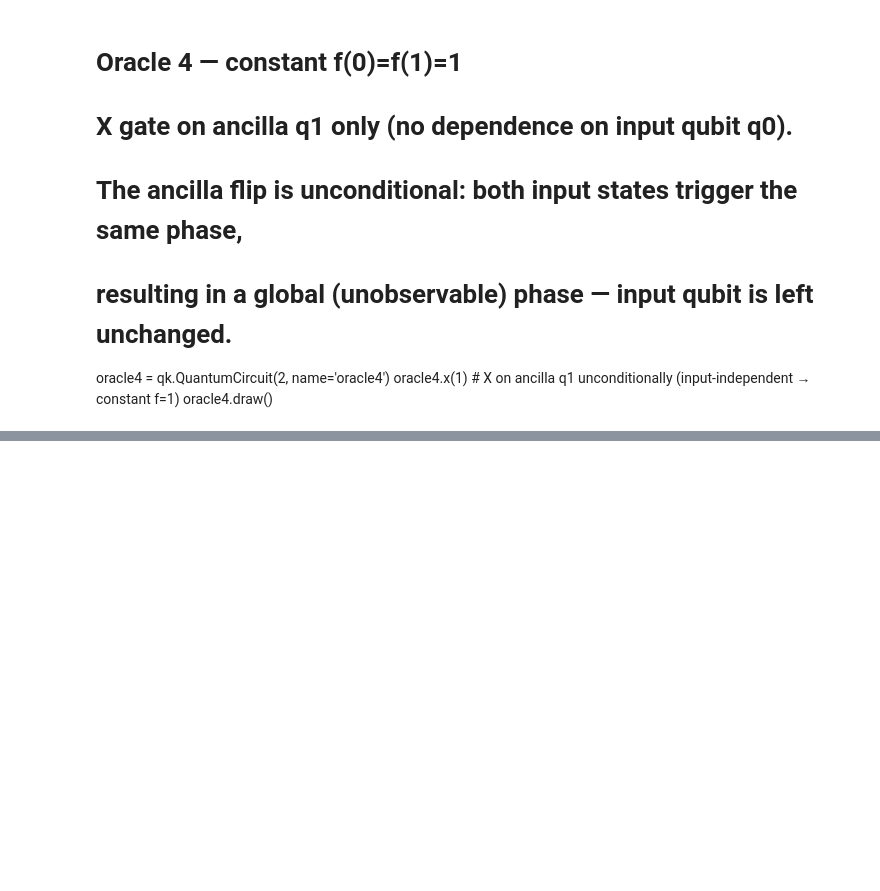
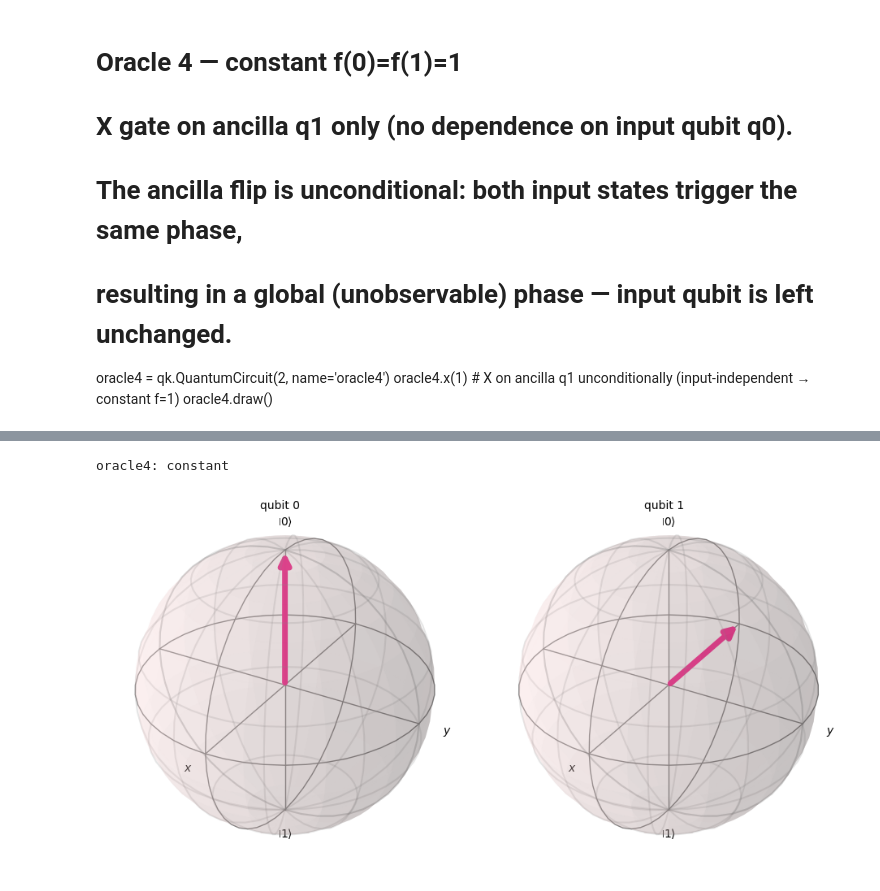
Before and after one commit to msilaev/qiskit, a Jupyter notebook: notebooks/Deutsch1.ipynb, the cells around one changed output, grey strips where cells are left out. Cells and saved outputs as stored; diff of their text form; code cells hidden in the pictures; blank space fills up the shorter version.

```diff
--- a/notebooks/Deutsch1.ipynb
+++ b/notebooks/Deutsch1.ipynb
@@ -123,17 +126,21 @@ plot_bloch_multivector(sv)     # q0 (left) should point south (|1⟩) for balanc
 # %%
 # Test oracle4 (constant: f(0)=f(1)=1) and visualise the final state on the Bloch sphere.
 # Expected: run_deutsch returns 'constant'; q0 should point to the |0⟩ pole (north).
+oracle4=qk.QuantumCircuit(2, name='oracle4')
 print("oracle4:", run_deutsch(oracle4))
 
 # Reconstruct the full circuit for statevector visualisation
 circ = qk.QuantumCircuit(2)
 circ.x(1)                      # ancilla → |1⟩
 circ.h([0, 1])                 # superposition
 circ.append(oracle4, [0, 1])   # oracle4: X on ancilla (constant f=1)
 circ.h(0)                      # final Hadamard on input qubit
 
 sv = Statevector(circ)
 plot_bloch_multivector(sv)     # q0 (left) should point north (|0⟩) for constant
+# %% [output]
+oracle4: constant
+[figure, added]
 # %%
 # Print a text circuit diagram for oracle1 (constant f=0) to show the full gate sequence.
 # Note: the circuit includes 2 classical bits (for a measurement-ready layout),
```
Also changed, not shown: parts of 5 cells of this notebook, 8 other files.
